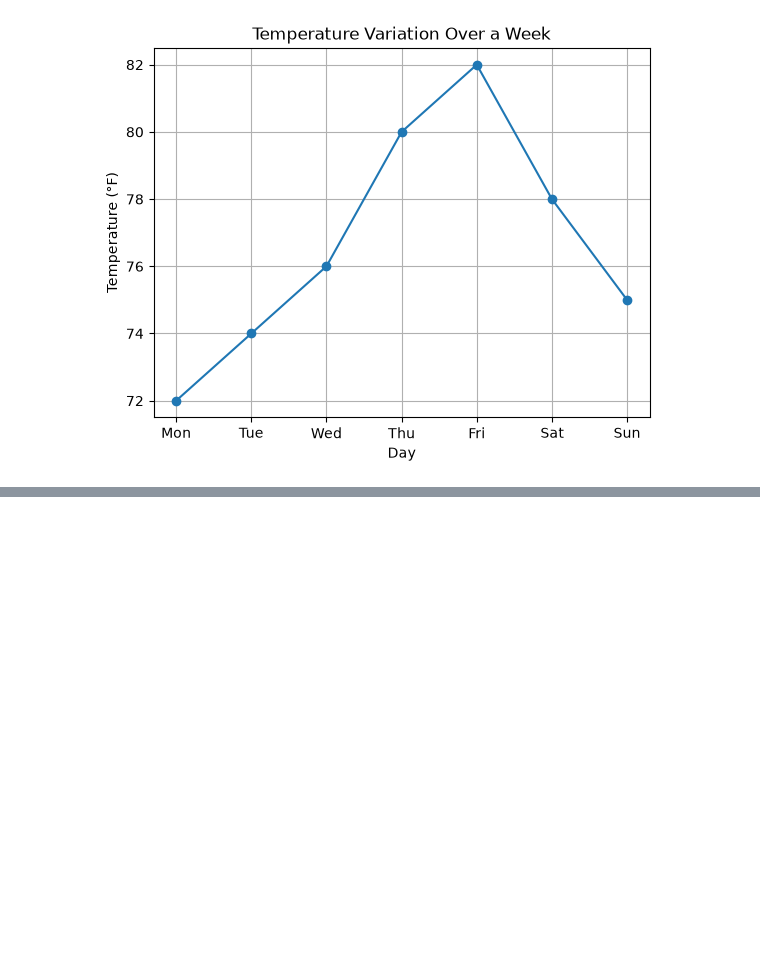
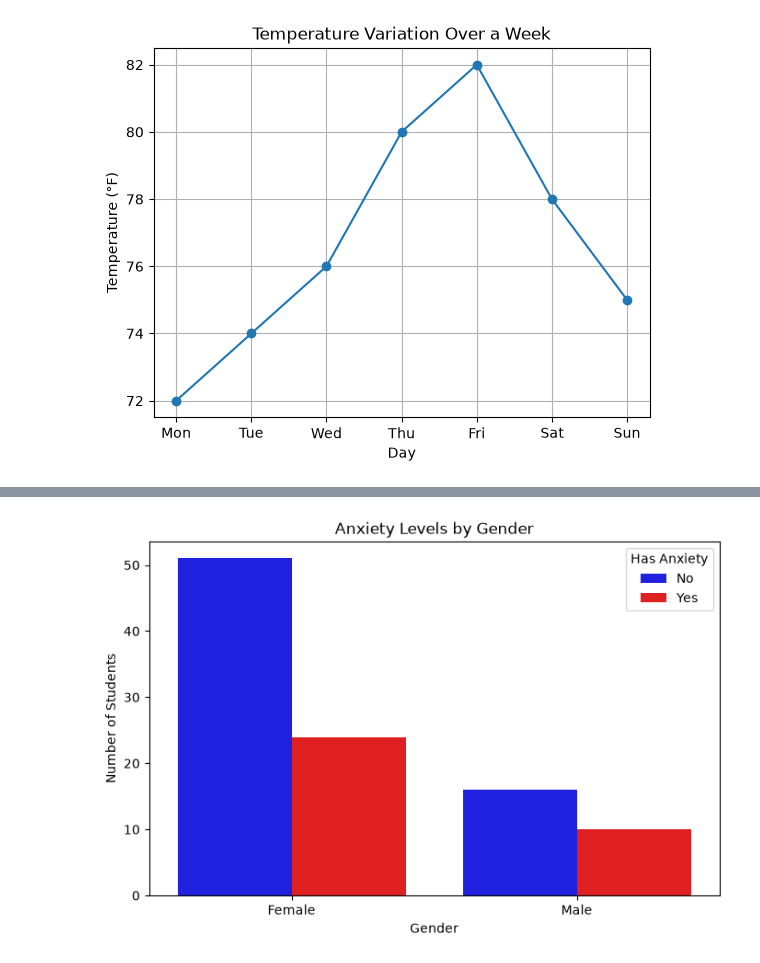
Before and after one commit to esti-sidley342/DI-Bootcamp-Stage1, a Jupyter notebook: Week3/Day6/ExercisesXP/Week3Day6.ipynb, the cells around one changed output, grey strips where cells are left out. Cells and saved outputs as stored; diff of their text form; code cells hidden in the pictures; blank space fills up the shorter version.

```diff
--- a/Week3/Day6/ExercisesXP/Week3Day6.ipynb
+++ b/Week3/Day6/ExercisesXP/Week3Day6.ipynb
@@ -52,0 +106,23 @@ plt.show()
+# %%
+import pandas as pd
+import seaborn as sns
+import matplotlib.pyplot as plt
+
+# Exercise 5
+plt.figure(figsize=(8, 5))
+
+sns.countplot(
+    data=df,
+    x="Choose your gender",
+    hue="Do you have Anxiety?",
+    palette={"Yes": "red", "No": "blue"}
+)
+
+plt.title("Anxiety Levels by Gender")
+plt.xlabel("Gender")
+plt.ylabel("Number of Students")
+plt.legend(title="Has Anxiety")
+
+plt.show()
+# %% [output]
+[figure, added]
```
Also changed, not shown: parts of 6 cells of this notebook, 1 other file.
